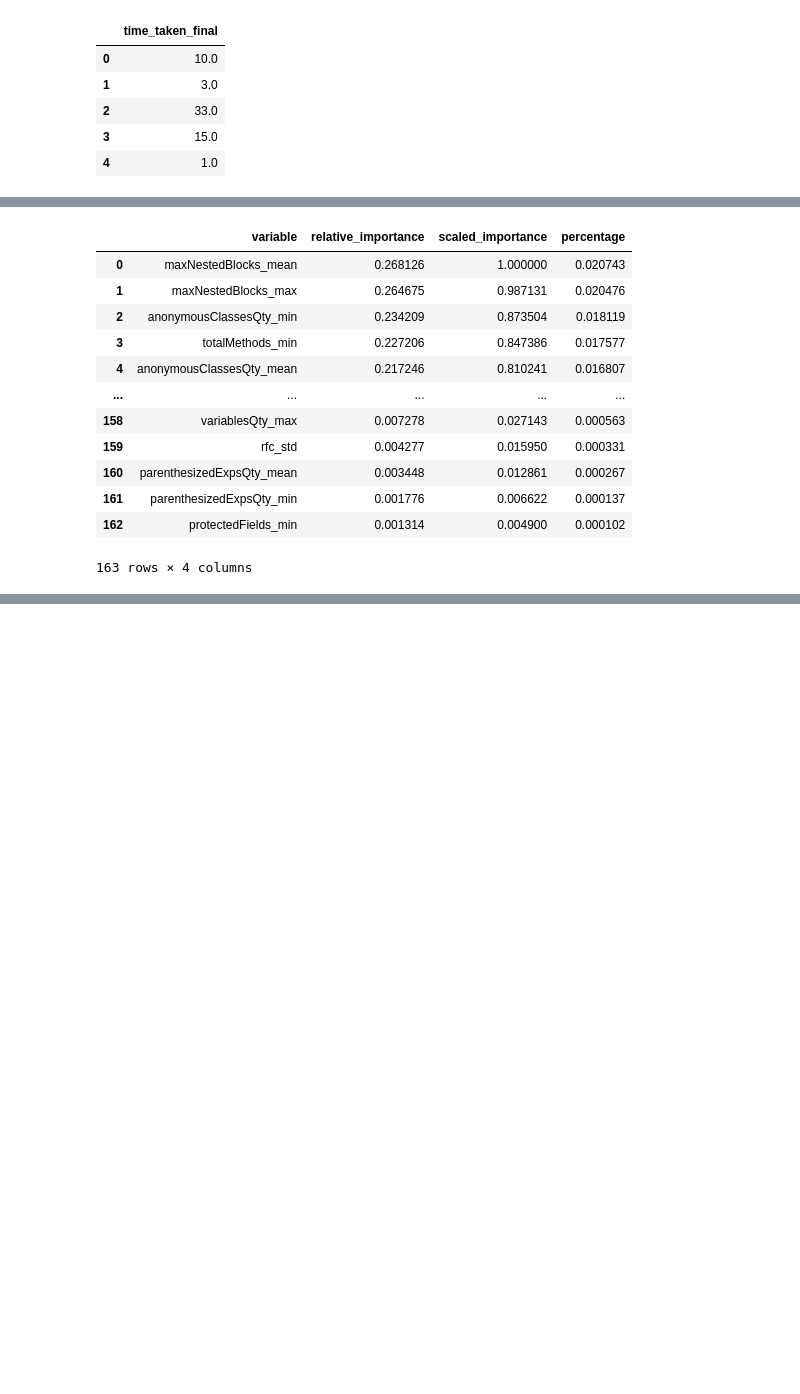
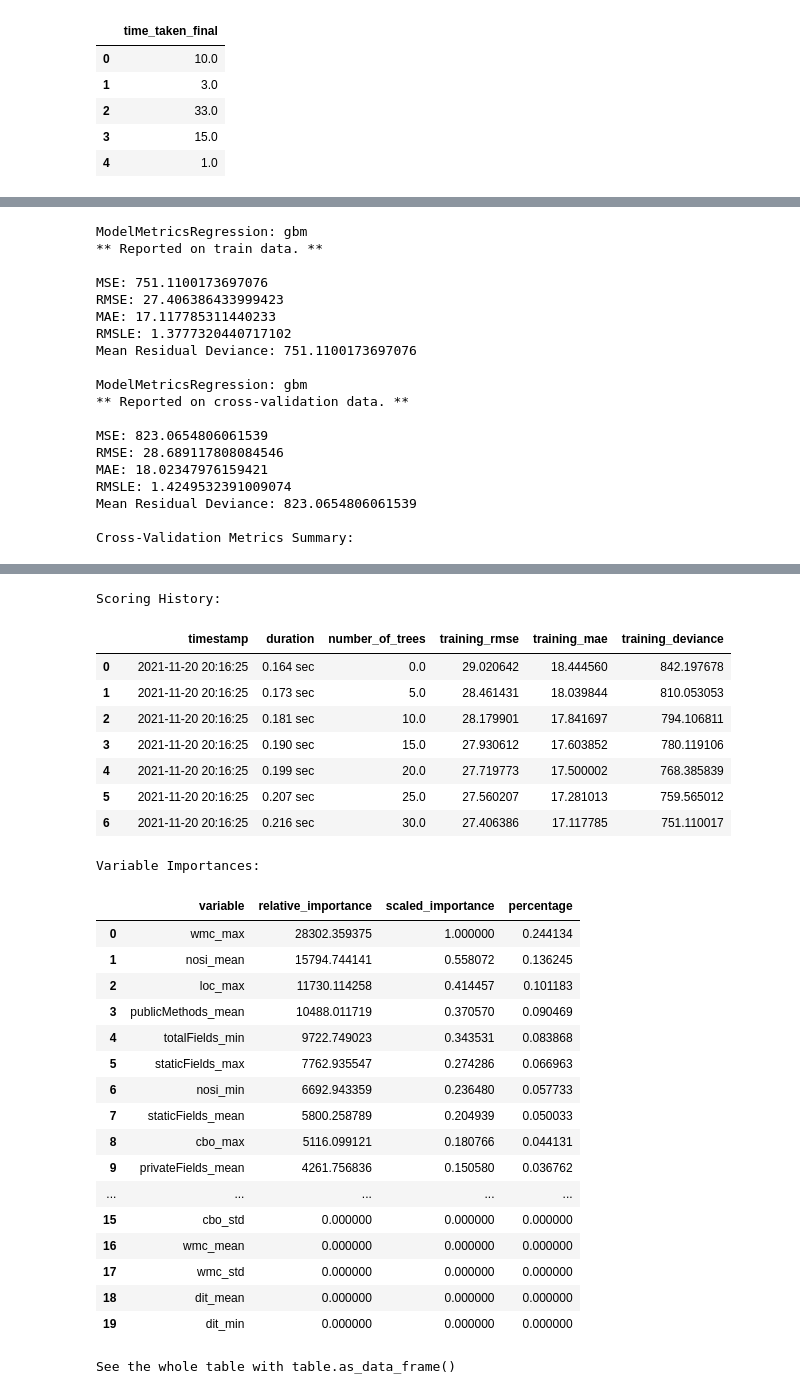
Before and after one commit to alvintanjianjia/SoftwareRemodularization, a Jupyter notebook: Effort Estimation Model-01-v2.ipynb, the cells around one changed output, grey strips where cells are left out. Drawn from its saved outputs; the diff is of its cells as text; code cells hidden in the pictures; blank space fills up the shorter version.

```diff
--- a/Effort Estimation Model-01-v2.ipynb
+++ b/Effort Estimation Model-01-v2.ipynb
@@ -222,16 +227,3 @@ model = h2o.get_model(lb[1,'model_id'])
-# %%
-model.varimp(use_pandas=True)
-# %% [output]
-|  | variable | relative_importance | scaled_importance | percentage |
-| 0 | maxNestedBlocks_mean | 0.268126 | 1.000000 | 0.020743 |
-| 1 | maxNestedBlocks_max | 0.264675 | 0.987131 | 0.020476 |
-| 2 | anonymousClassesQty_min | 0.234209 | 0.873504 | 0.018119 |
-| 3 | totalMethods_min | 0.227206 | 0.847386 | 0.017577 |
-| 4 | anonymousClassesQty_mean | 0.217246 | 0.810241 | 0.016807 |
-| ... | ... | ... | ... | ... |
-| 158 | variablesQty_max | 0.007278 | 0.027143 | 0.000563 |
-| 159 | rfc_std | 0.004277 | 0.015950 | 0.000331 |
-| 160 | parenthesizedExpsQty_mean | 0.003448 | 0.012861 | 0.000267 |
-| 161 | parenthesizedExpsQty_min | 0.001776 | 0.006622 | 0.000137 |
-| 162 | protectedFields_min | 0.001314 | 0.004900 | 0.000102 |
-163 rows × 4 columns
+# %%
+model
+# %% [output]
@@ -237,0 +239,19 @@ model.varimp(use_pandas=True)
+ModelMetricsRegression: gbm
+** Reported on train data. **
+
+MSE: 751.1100173697076
+RMSE: 27.406386433999423
+MAE: 17.117785311440233
+RMSLE: 1.3777320440717102
+Mean Residual Deviance: 751.1100173697076
+
+ModelMetricsRegression: gbm
+** Reported on cross-validation data. **
+
+MSE: 823.0654806061539
+RMSE: 28.689117808084546
+MAE: 18.02347976159421
+RMSLE: 1.4249532391009074
+Mean Residual Deviance: 823.0654806061539
+
+Cross-Validation Metrics Summary:
@@ -238 +266,29 @@ model.varimp(use_pandas=True)
+Scoring History:
+|  |  | timestamp | duration | number_of_trees | training_rmse | training_mae | training_deviance |
+| 0 |  | 2021-11-20 20:16:25 | 0.164 sec | 0.0 | 29.020642 | 18.444560 | 842.197678 |
+| 1 |  | 2021-11-20 20:16:25 | 0.173 sec | 5.0 | 28.461431 | 18.039844 | 810.053053 |
+| 2 |  | 2021-11-20 20:16:25 | 0.181 sec | 10.0 | 28.179901 | 17.841697 | 794.106811 |
+| 3 |  | 2021-11-20 20:16:25 | 0.190 sec | 15.0 | 27.930612 | 17.603852 | 780.119106 |
+| 4 |  | 2021-11-20 20:16:25 | 0.199 sec | 20.0 | 27.719773 | 17.500002 | 768.385839 |
+| 5 |  | 2021-11-20 20:16:25 | 0.207 sec | 25.0 | 27.560207 | 17.281013 | 759.565012 |
+| 6 |  | 2021-11-20 20:16:25 | 0.216 sec | 30.0 | 27.406386 | 17.117785 | 751.110017 |
+Variable Importances:
+|  | variable | relative_importance | scaled_importance | percentage |
+| 0 | wmc_max | 28302.359375 | 1.000000 | 0.244134 |
+| 1 | nosi_mean | 15794.744141 | 0.558072 | 0.136245 |
+| 2 | loc_max | 11730.114258 | 0.414457 | 0.101183 |
+| 3 | publicMethods_mean | 10488.011719 | 0.370570 | 0.090469 |
+| 4 | totalFields_min | 9722.749023 | 0.343531 | 0.083868 |
+| 5 | staticFields_max | 7762.935547 | 0.274286 | 0.066963 |
+| 6 | nosi_min | 6692.943359 | 0.236480 | 0.057733 |
+| 7 | staticFields_mean | 5800.258789 | 0.204939 | 0.050033 |
+| 8 | cbo_max | 5116.099121 | 0.180766 | 0.044131 |
+| 9 | privateFields_mean | 4261.756836 | 0.150580 | 0.036762 |
+| ... | ... | ... | ... | ... |
+| 15 | cbo_std | 0.000000 | 0.000000 | 0.000000 |
+| 16 | wmc_mean | 0.000000 | 0.000000 | 0.000000 |
+| 17 | wmc_std | 0.000000 | 0.000000 | 0.000000 |
+| 18 | dit_mean | 0.000000 | 0.000000 | 0.000000 |
+| 19 | dit_min | 0.000000 | 0.000000 | 0.000000 |
+See the whole table with table.as_data_frame()
 # %%
```
Also changed, not shown: parts of 13 cells of this notebook, 13 other files.
